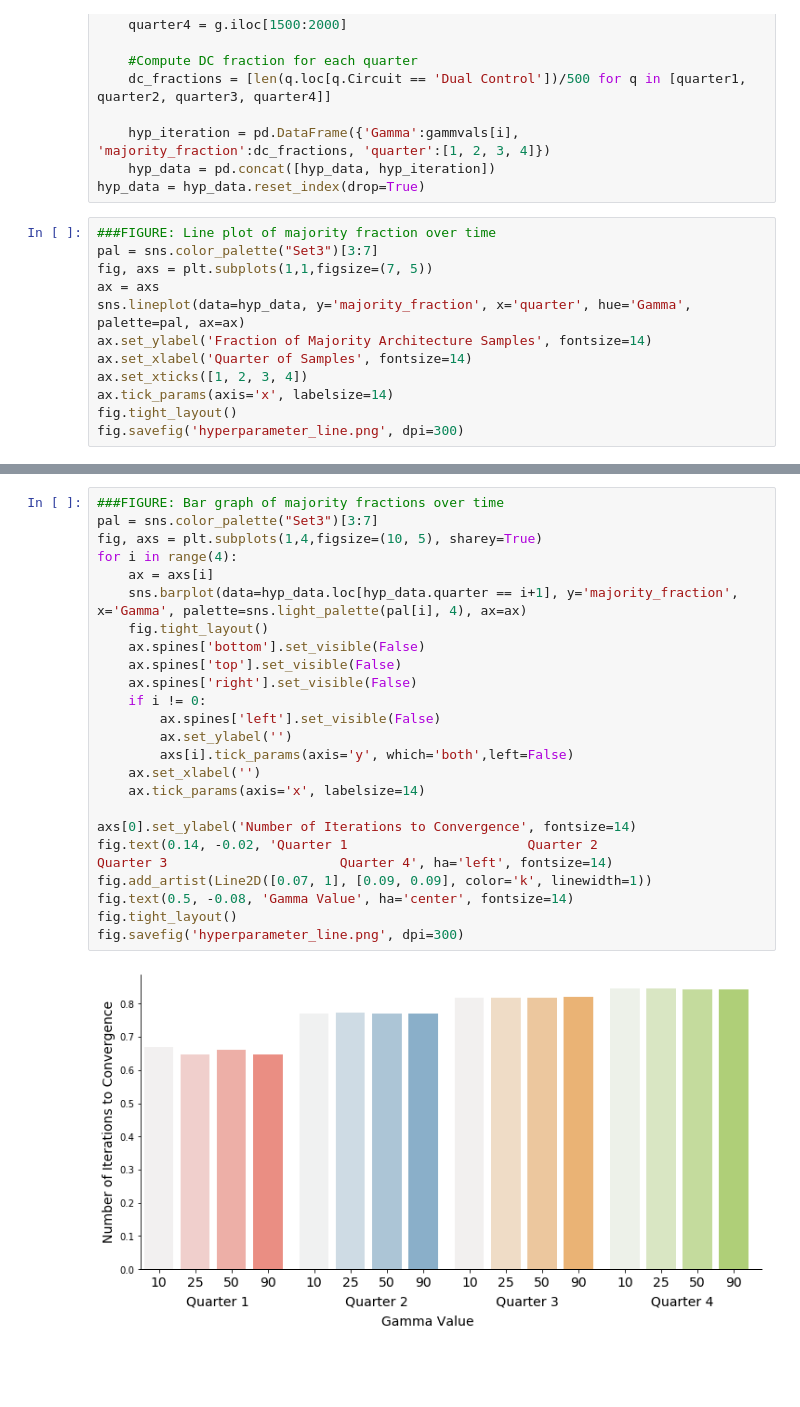
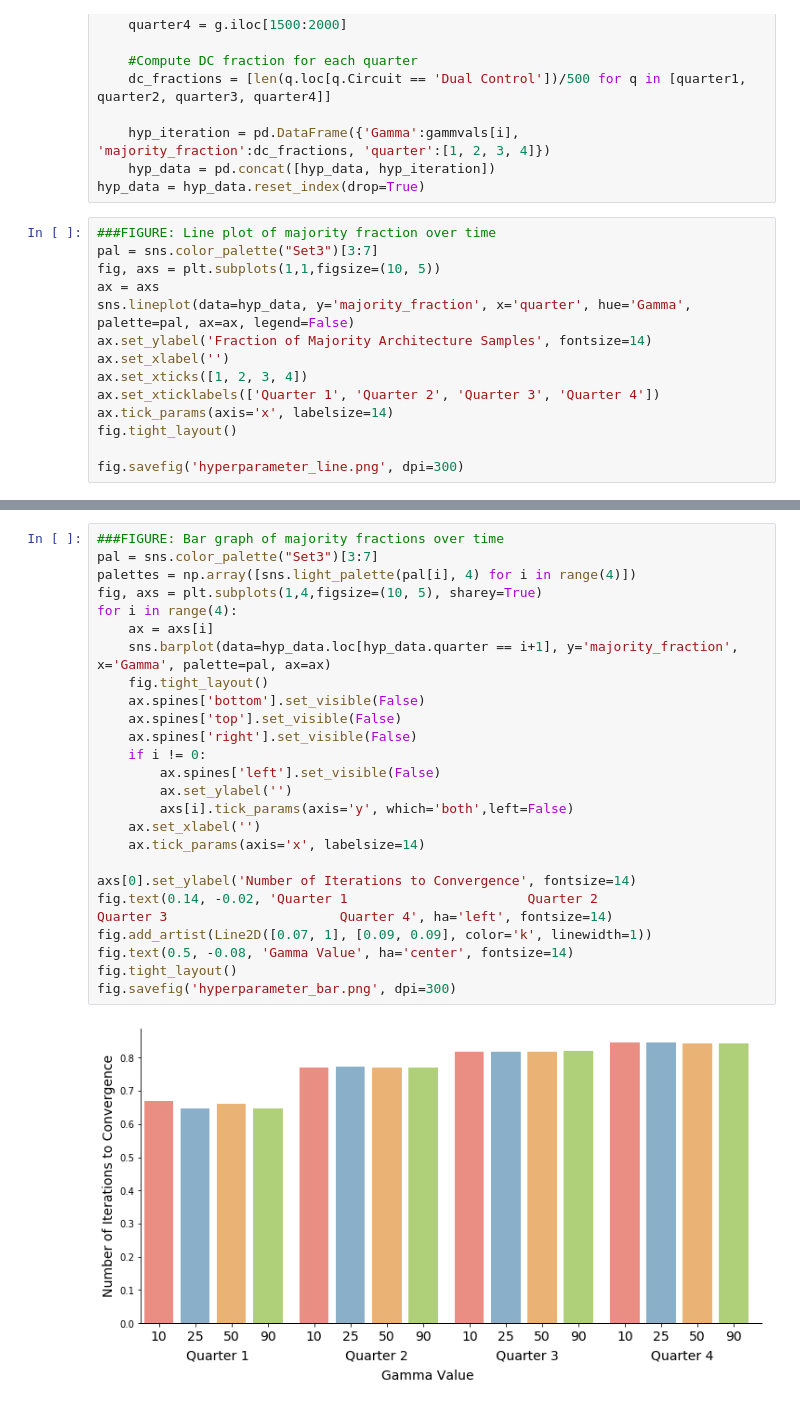
Before and after one commit to cjmerzbacher/bayesopt-dynamic-pathways, a Jupyter notebook: method_tuning/bayesopt.ipynb, the cells around one changed output, grey strips where cells are left out. Saved outputs shown, nothing was run; the diff lists cells and outputs as text; blank space fills up the shorter version.

```diff
--- a/method_tuning/bayesopt.ipynb
+++ b/method_tuning/bayesopt.ipynb
@@ -288,13 +290,15 @@ hyp_data = hyp_data.reset_index(drop=True)
 # %%
 ###FIGURE: Line plot of majority fraction over time
 pal = sns.color_palette("Set3")[3:7]
-fig, axs = plt.subplots(1,1,figsize=(7, 5))
+fig, axs = plt.subplots(1,1,figsize=(10, 5))
 ax = axs
-sns.lineplot(data=hyp_data, y='majority_fraction', x='quarter', hue='Gamma', palette=pal, ax=ax)
+sns.lineplot(data=hyp_data, y='majority_fraction', x='quarter', hue='Gamma', palette=pal, ax=ax, legend=False)
 ax.set_ylabel('Fraction of Majority Architecture Samples', fontsize=14)
-ax.set_xlabel('Quarter of Samples', fontsize=14)
+ax.set_xlabel('')
 ax.set_xticks([1, 2, 3, 4])
+ax.set_xticklabels(['Quarter 1', 'Quarter 2', 'Quarter 3', 'Quarter 4'])
 ax.tick_params(axis='x', labelsize=14)
 fig.tight_layout()
+
 fig.savefig('hyperparameter_line.png', dpi=300)
 # %% [output]
@@ -302,26 +306,27 @@ fig.savefig('hyperparameter_line.png', dpi=300)
 # %%
 ###FIGURE: Bar graph of majority fractions over time
 pal = sns.color_palette("Set3")[3:7]
+palettes = np.array([sns.light_palette(pal[i], 4) for i in range(4)])
 fig, axs = plt.subplots(1,4,figsize=(10, 5), sharey=True)
 for i in range(4):
     ax = axs[i]
-    sns.barplot(data=hyp_data.loc[hyp_data.quarter == i+1], y='majority_fraction', x='Gamma', palette=sns.light_palette(pal[i], 4), ax=ax)
+    sns.barplot(data=hyp_data.loc[hyp_data.quarter == i+1], y='majority_fraction', x='Gamma', palette=pal, ax=ax)
     fig.tight_layout()
     ax.spines['bottom'].set_visible(False)
     ax.spines['top'].set_visible(False)
     ax.spines['right'].set_visible(False)
     if i != 0:
         ax.spines['left'].set_visible(False)
         ax.set_ylabel('')
         axs[i].tick_params(axis='y', which='both',left=False)
     ax.set_xlabel('')
     ax.tick_params(axis='x', labelsize=14)
 
 axs[0].set_ylabel('Number of Iterations to Convergence', fontsize=14)
 fig.text(0.14, -0.02, 'Quarter 1                       Quarter 2                     Quarter 3                      Quarter 4', ha='left', fontsize=14)
 fig.add_artist(Line2D([0.07, 1], [0.09, 0.09], color='k', linewidth=1))
 fig.text(0.5, -0.08, 'Gamma Value', ha='center', fontsize=14)
 fig.tight_layout()
-fig.savefig('hyperparameter_line.png', dpi=300)
+fig.savefig('hyperparameter_bar.png', dpi=300)
 # %% [output]
-[figure, old version]
+[figure, new version]
```
Also changed, not shown: parts of 3 cells of this notebook, 11 other files.
